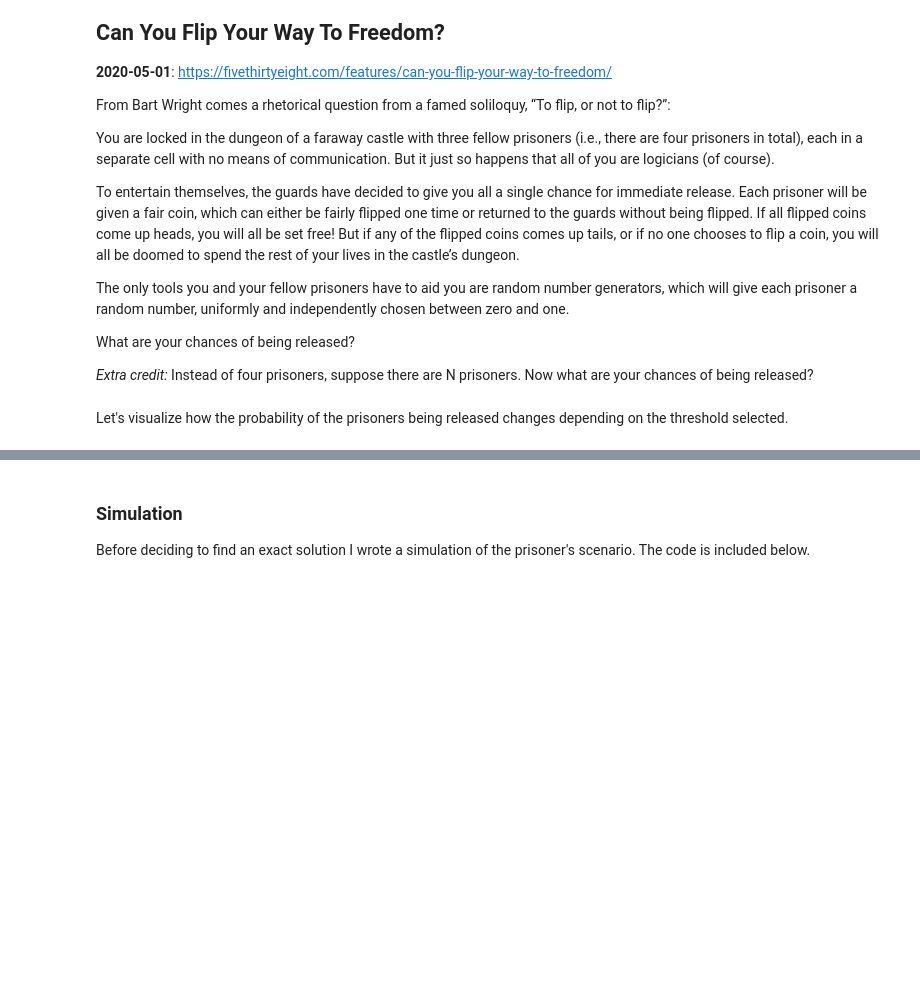
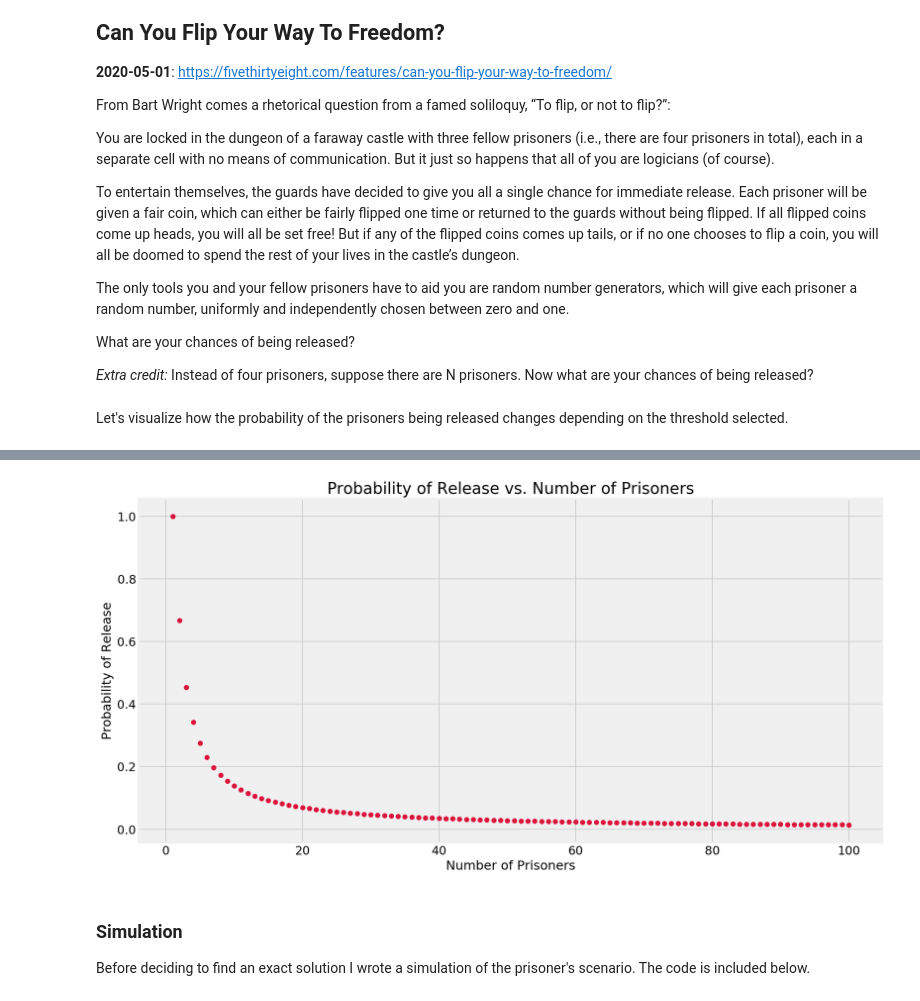
Before and after one commit to Booleans/riddler-538, a Jupyter notebook: flip-to-freedom.ipynb, the cells around one changed output, grey strips where cells are left out. Cells and saved outputs as stored; diff of their text form; code cells hidden in the pictures; blank space fills up the shorter version.

```diff
--- a/flip-to-freedom.ipynb
+++ b/flip-to-freedom.ipynb
@@ -100,3 +106,13 @@ for i, n in enumerate(n_prisoners):
+# %%
+fig, ax = plt.subplots(figsize=(15, 8))
+ax.scatter(n_prisoners, threshold_best, color='crimson')
+ax.set_title('Probability of Release vs. Number of Prisoners', fontsize=20)
+ax.set_ylabel('Probability of Release', fontsize=16)
+ax.tick_params(axis='y', labelsize=15);
+ax.set_xlabel('Number of Prisoners', fontsize=16)
+ax.tick_params(axis='x', labelsize=15);
+# %% [output]
+[figure, added]
 # %% [markdown]
 ### Simulation
 
```
Also changed, not shown: parts of 10 cells of this notebook.
